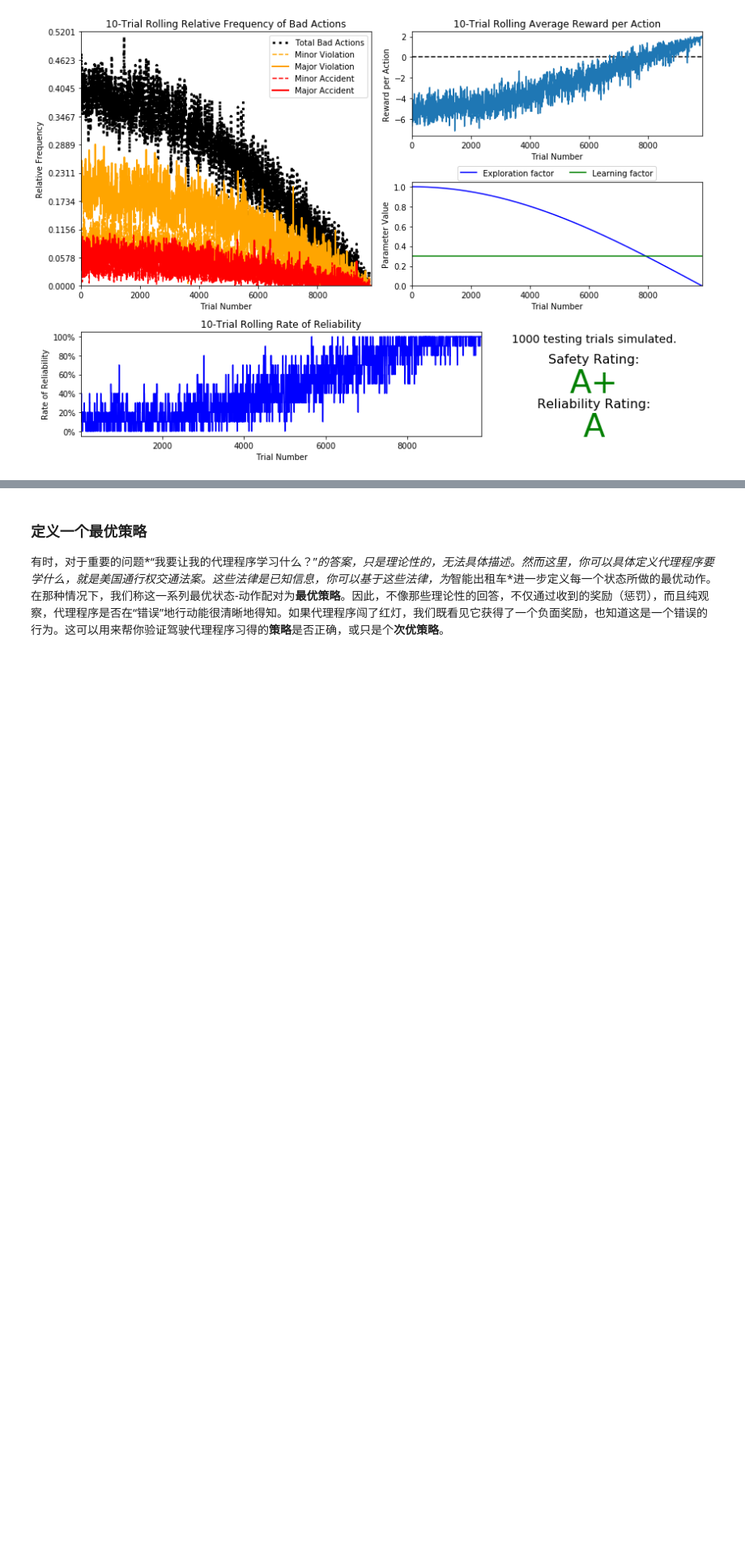
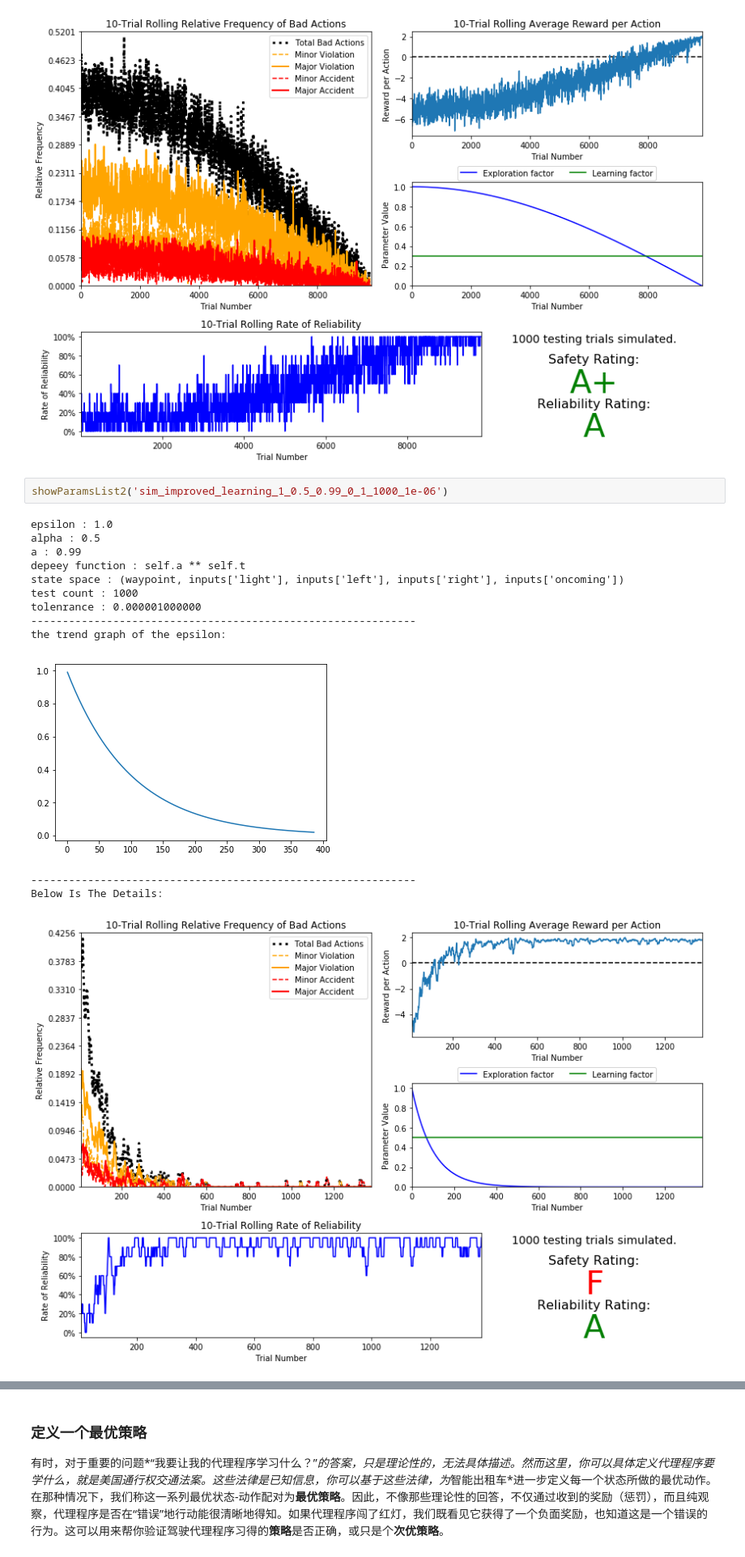
Before and after one commit to StevenHGuo/Reinforcement_Learning, a Jupyter notebook: smartcab.ipynb, the cells around one changed output, grey strips where cells are left out. Shown at 81% size. Drawn from its saved outputs; the diff is of its cells as text; blank space fills up the shorter version.

```diff
--- a/smartcab.ipynb
+++ b/smartcab.ipynb
@@ -561,6 +553,22 @@ the trend graph of the epsilon:
 -------------------------------------------------------------
 Below Is The Details:
 [figure]
+# %%
+showParamsList2('sim_improved_learning_1_0.5_0.99_0_1_1000_1e-06')
+# %% [output]
+epsilon : 1.0
+alpha : 0.5
+a : 0.99
+depeey function : self.a ** self.t
+state space : (waypoint, inputs['light'], inputs['left'], inputs['right'], inputs['oncoming'])
+test count : 1000
+tolenrance : 0.000001000000
+-------------------------------------------------------------
+the trend graph of the epsilon:
+[figure, added]
+-------------------------------------------------------------
+Below Is The Details:
+[figure, added]
 # %% [markdown]
 ### 问题7
 利用上面的从你改进的Q-Learning模拟中得到的可视化结果，像在**问题6**那样，给出关于改进的驾驶代理程序的最终分析和观察。你需要回答的问题：
```
Also changed, not shown: parts of 3 cells of this notebook, 1 other file.
